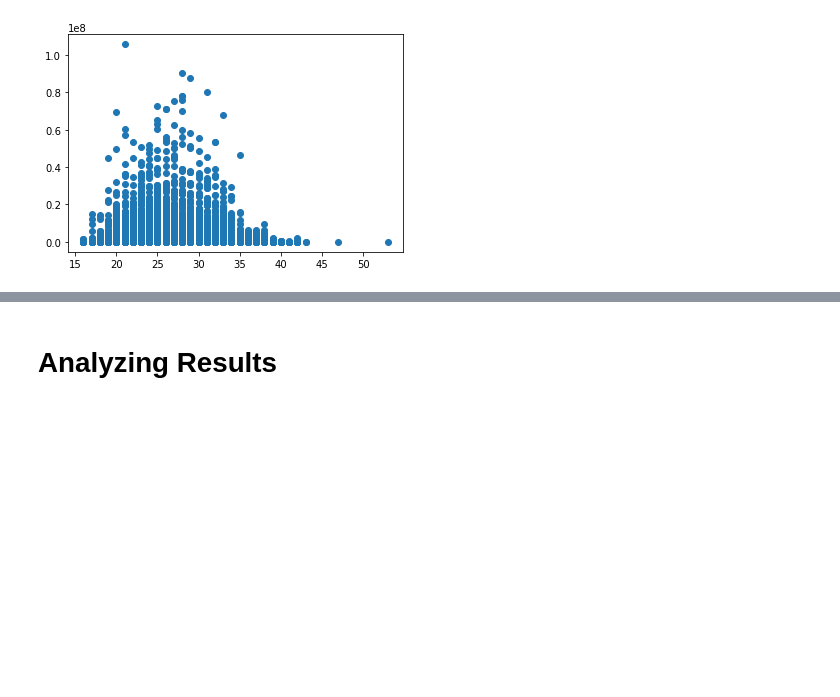
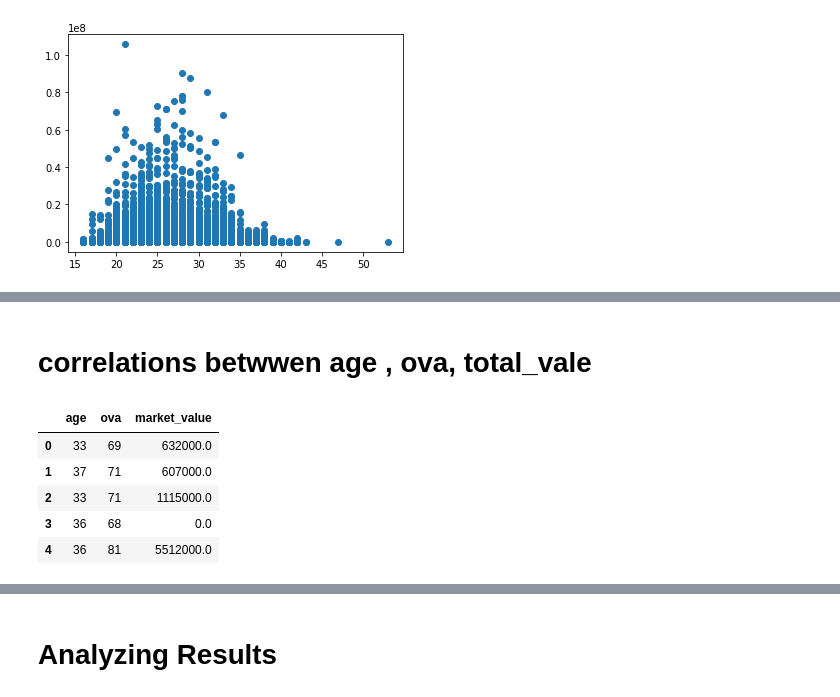
Before and after one commit to radhikagokhale/data_mid_bootcamp_project_FIFA_MoneyBall, a Jupyter notebook: solution.ipynb, the cells around one changed output, grey strips where cells are left out. Saved outputs shown, nothing was run; the diff lists cells and outputs as text; code cells hidden in the pictures; blank space fills up the shorter version.

```diff
--- a/solution.ipynb
+++ b/solution.ipynb
@@ -242,3 +230,15 @@ test_data.head()
+# %% [markdown]
+# correlations betwwen age , ova, total_vale
+# %%
+test_data = df1[[  'age', 'ova', 'market_value']]
+test_data.head()
+# %% [output]
+|  | age | ova | market_value |
+| 0 | 33 | 69 | 632000.0 |
+| 1 | 37 | 71 | 607000.0 |
+| 2 | 33 | 71 | 1115000.0 |
+| 3 | 36 | 68 | 0.0 |
+| 4 | 36 | 81 | 5512000.0 |
 # %%
 corr_data = test_data.corr() # With standard method 'pearson'
 corr_matrix = corr_data.corr()
```
Also changed, not shown: parts of 32 cells of this notebook.
